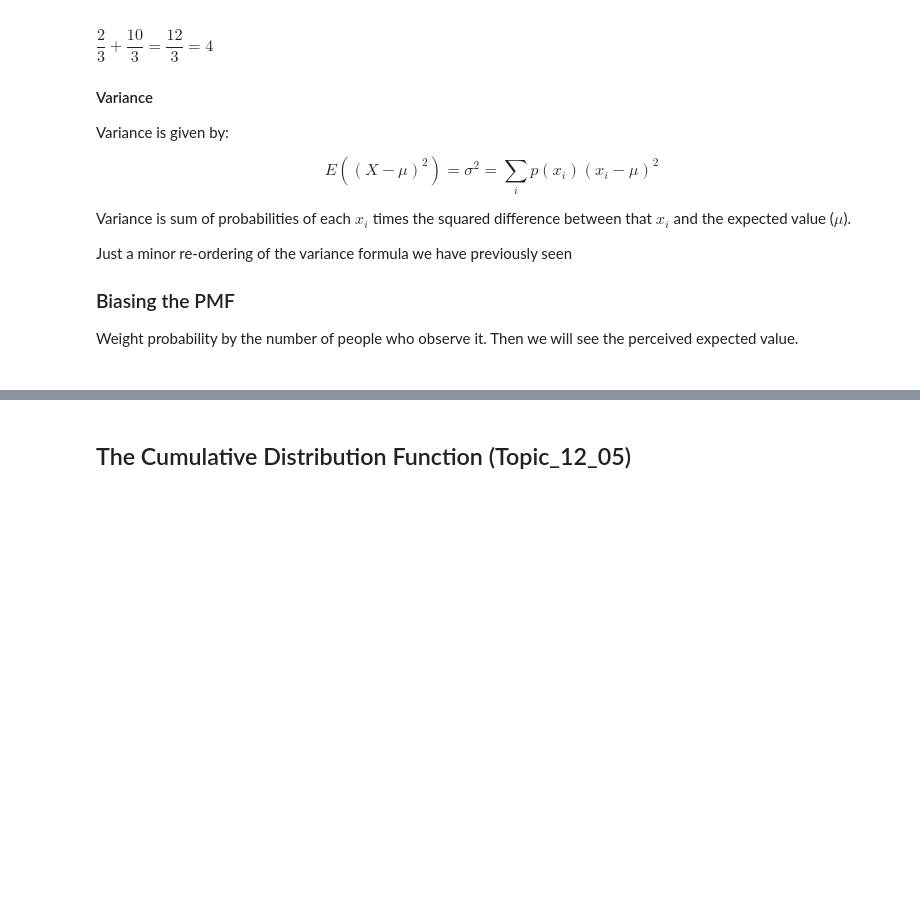
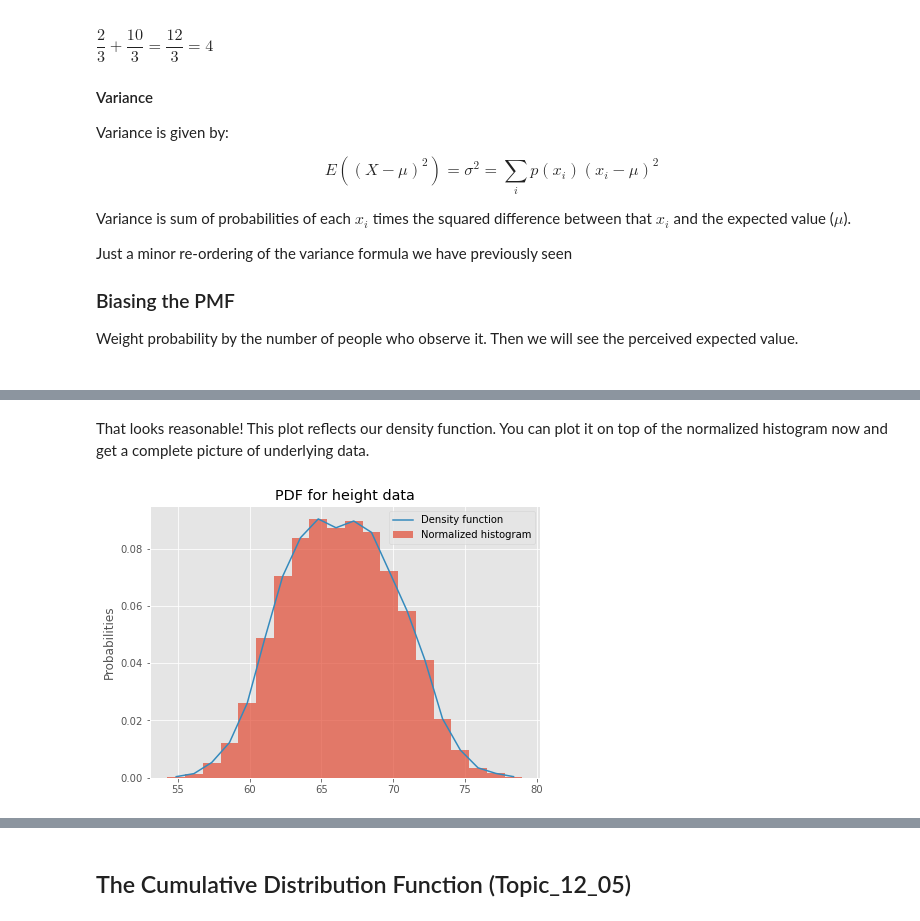
Before and after one commit to uijallen/Noest_Phase_2, a Jupyter notebook: Phase_2_Notebook.ipynb, the cells around one changed output, grey strips where cells are left out. Saved outputs shown, nothing was run; the diff lists cells and outputs as text; code cells hidden in the pictures; blank space fills up the shorter version.

```diff
--- a/Phase_2_Notebook.ipynb
+++ b/Phase_2_Notebook.ipynb
@@ -784,0 +1018,13 @@ Weight probability by the number of people who observe it. Then we will see the
+# %% [markdown]
+That looks reasonable! This plot reflects our density function. You can plot it on top of the normalized histogram now and get a complete picture of underlying data.
+# %%
+plt.figure(figsize=(7,5))
+data.Height.plot.hist(bins = 20, density=True, label = 'Normalized histogram', alpha = 0.7)
+# plot the calculated curve
+plt.plot(pdfx, pdfy, label = 'Density function')
+plt.ylabel ('Probabilities')
+plt.legend()
+plt.title ('PDF for height data')
+plt.show()
+# %% [output]
+[figure, added]
```
Also changed, not shown: parts of 12 cells of this notebook, 10 other files.
